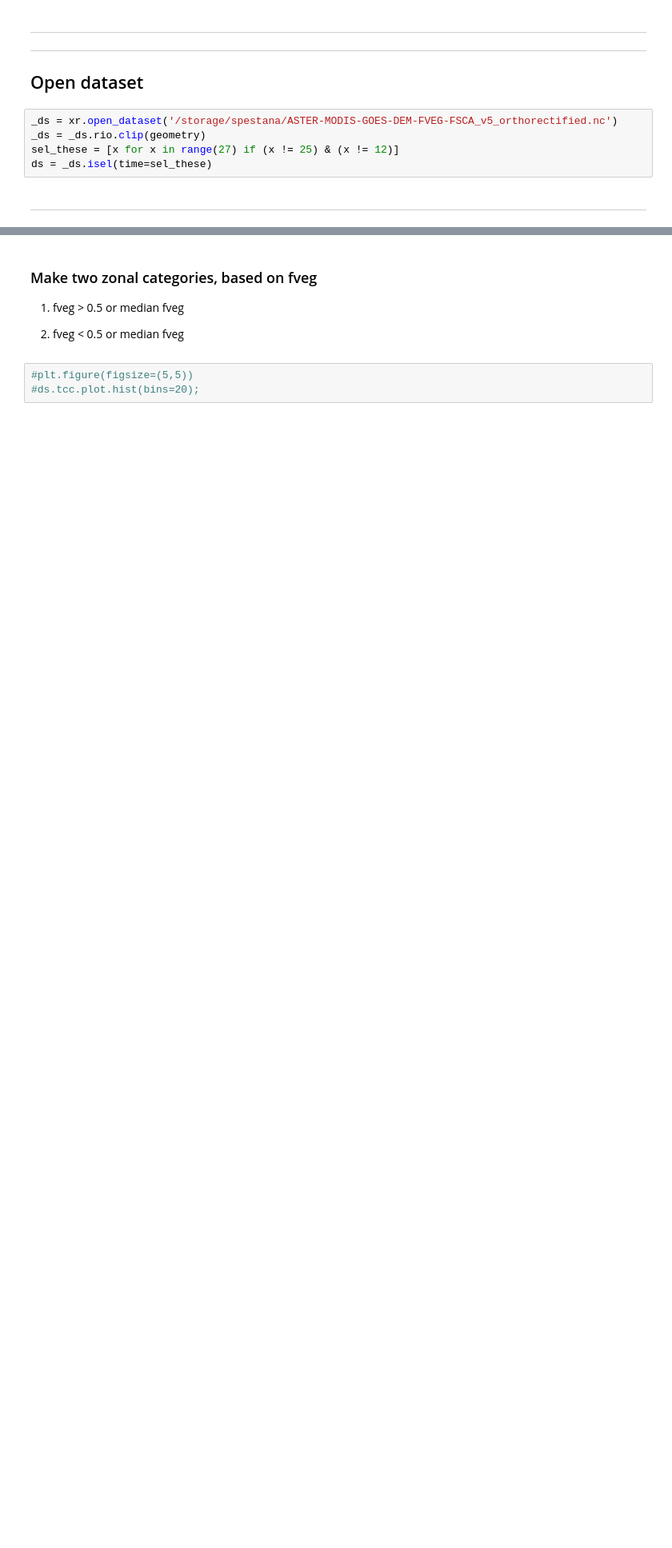
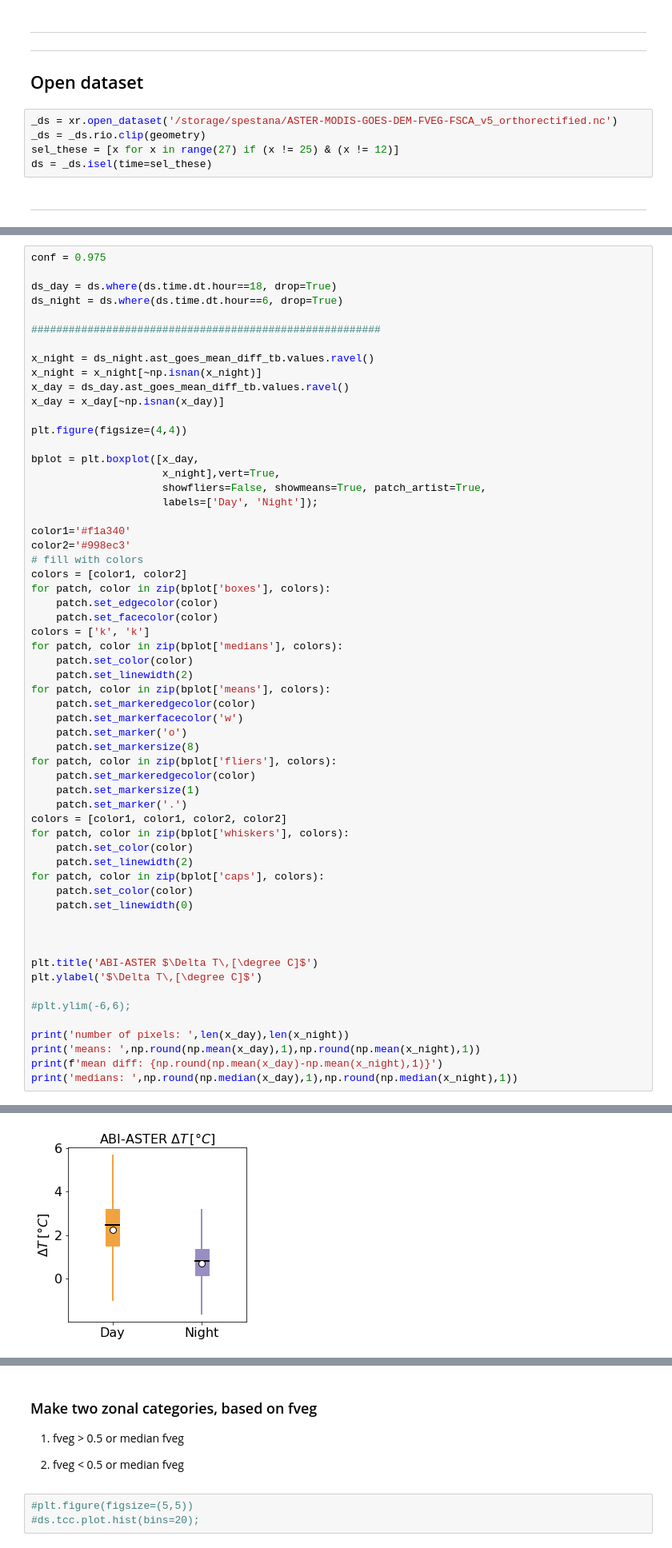
Before and after one commit to spestana/goes-cues, a Jupyter notebook: plot-raster-datasets-slopeaspectfveg.ipynb, the cells around one changed output, grey strips where cells are left out. Shown at 80% size. Drawn from its saved outputs; the diff is of its cells as text; blank space fills up the shorter version.

Commit message:
Add day night plot

```diff
--- a/plot-raster-datasets-slopeaspectfveg.ipynb
+++ b/plot-raster-datasets-slopeaspectfveg.ipynb
@@ -148,0 +151,60 @@ ds = _ds.isel(time=sel_these)
+# %%
+conf = 0.975
+
+ds_day = ds.where(ds.time.dt.hour==18, drop=True)
+ds_night = ds.where(ds.time.dt.hour==6, drop=True)
+
+########################################################
+
+x_night = ds_night.ast_goes_mean_diff_tb.values.ravel()
+x_night = x_night[~np.isnan(x_night)]
+x_day = ds_day.ast_goes_mean_diff_tb.values.ravel()
+x_day = x_day[~np.isnan(x_day)]
+
+plt.figure(figsize=(4,4))
+
+bplot = plt.boxplot([x_day,
+                     x_night],vert=True,
+                     showfliers=False, showmeans=True, patch_artist=True,
+                     labels=['Day', 'Night']);
+
+color1='#f1a340'
+color2='#998ec3'
+# fill with colors
+colors = [color1, color2]
+for patch, color in zip(bplot['boxes'], colors):
+    patch.set_edgecolor(color)
+    patch.set_facecolor(color)
+colors = ['k', 'k']
+for patch, color in zip(bplot['medians'], colors):
+    patch.set_color(color)
+    patch.set_linewidth(2)
+for patch, color in zip(bplot['means'], colors):
+    patch.set_markeredgecolor(color)
+    patch.set_markerfacecolor('w')
+    patch.set_marker('o')
+    patch.set_markersize(8)
+for patch, color in zip(bplot['fliers'], colors):
+    patch.set_markeredgecolor(color)
+    patch.set_markersize(1)
+    patch.set_marker('.')
+colors = [color1, color1, color2, color2]
+for patch, color in zip(bplot['whiskers'], colors):
+    patch.set_color(color)
+    patch.set_linewidth(2)
+for patch, color in zip(bplot['caps'], colors):
+    patch.set_color(color)
+    patch.set_linewidth(0)
+
+
+
+plt.title('ABI-ASTER $\Delta T\,[\degree C]$')
+plt.ylabel('$\Delta T\,[\degree C]$')
+
+#plt.ylim(-6,6);
+
+print('number of pixels: ',len(x_day),len(x_night))
+print('means: ',np.round(np.mean(x_day),1),np.round(np.mean(x_night),1))
+print(f'mean diff: {np.round(np.mean(x_day)-np.mean(x_night),1)}')
+print('medians: ',np.round(np.median(x_day),1),np.round(np.median(x_night),1))
+# %% [output]
@@ -148,0 +215 @@ ds = _ds.isel(time=sel_these)
+[figure, added]
```
Also changed, not shown: parts of 3 cells of this notebook.
